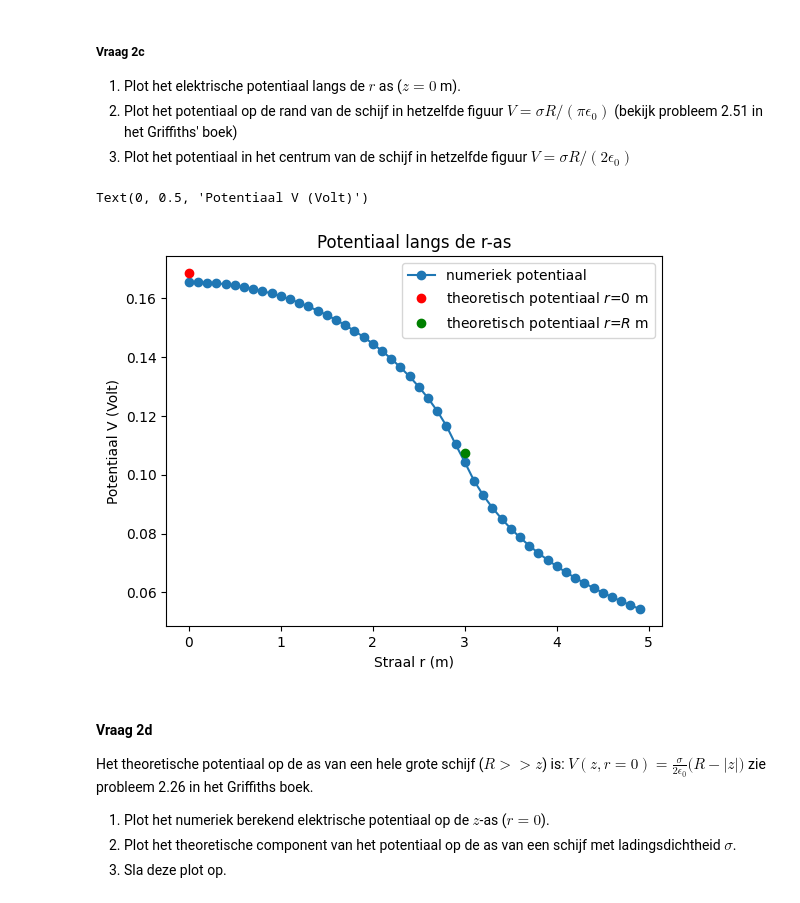
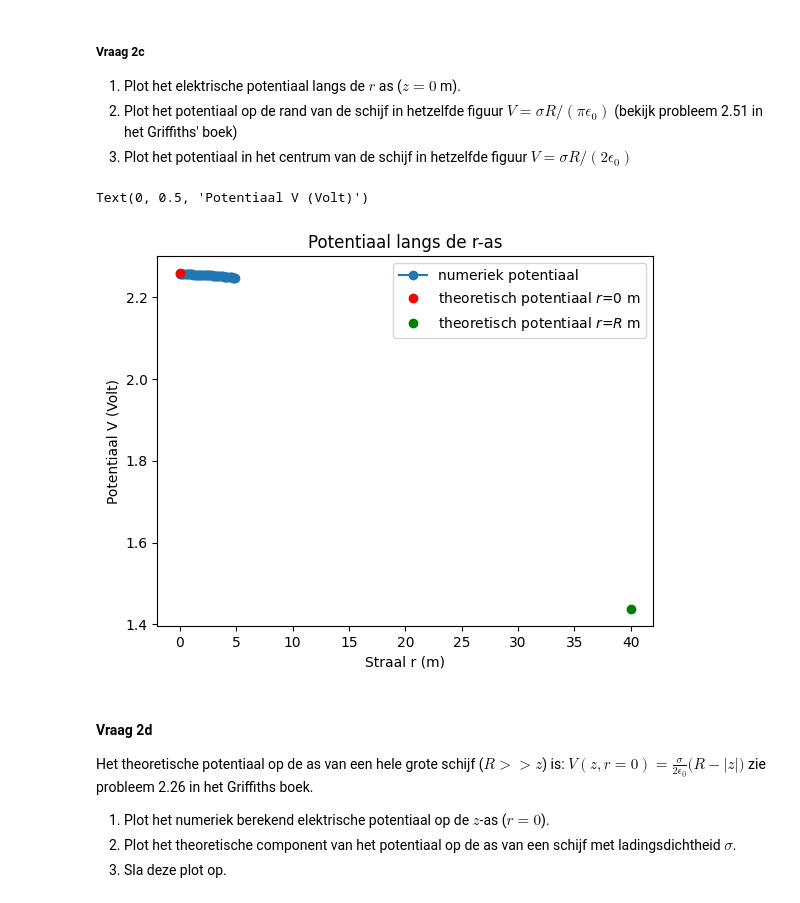
Before and after one commit to BobVill/opdrachten-DEF-D, a Jupyter notebook: DigitaleOntwerpopdrachten/1CondensatorOpdracht/CondensatorOntwerpopdracht.ipynb, the cells around one changed output. Drawn from its saved outputs; the diff is of its cells as text; code cells hidden in the pictures.

```diff
--- a/DigitaleOntwerpopdrachten/1CondensatorOpdracht/CondensatorOntwerpopdracht.ipynb
+++ b/DigitaleOntwerpopdrachten/1CondensatorOpdracht/CondensatorOntwerpopdracht.ipynb
@@ -152,7 +152,7 @@ De exponent van het elektrisch veld is: -1.9110653435036604
 In de code hieronder wordt een geladen schijf gemaakt via het superpositie principe. Dit wordt gedaan door een rooster van punten in de ruimte te creëren, alle punten die voldoen aan $z = 0$ m en $r < R$ krijgen een lading charge_one_point en vanuit hier wordt het potentiaal bepaald. Hier is de $z$-as de as van de schijf en de r as de afstand tot de $z$-as.
 # %%
 # In vraag 2.1 wordt naar deze cel verwezen.
-disk_radius = 3  # (m)
+disk_radius = 40  # (m)
 grid_step = 0.1  # (m)
 z_coord_DISK = 0  # (m) positie van de schijf op de z-as
 inter_charge_distance = grid_step  # (m) afstand tussen punt ladingen
@@ -217,23 +217,23 @@ De ladingsdichtheid sigma is: 9.949e-13 C/m^2
 3. Plot het potentiaal in het centrum van de schijf in hetzelfde figuur $V = \sigma R/(2 \epsilon_0)$
 # %%
 # Vul deze code aan zodat deze vraag 2.3 beantwoord.
-
+idx_z_zero=50
 V_0 =  sigma * disk_radius / (2 * epsilon0)# potentiaal op r = 0
 
 V_R =  sigma * disk_radius / (np.pi * epsilon0)# potentiaal op de straal van de schijf
 r_R = disk_radius # straal van de schijf
 
 
 plt.title("Potentiaal langs de r-as")
-plt.plot(r, V[50,:], "o-", label="numeriek potentiaal")
+plt.plot(r, V[idx_z_zero,:], "o-", label="numeriek potentiaal")
 plt.plot(0, V_0, "ro", label="theoretisch potentiaal $r$=0 m")
 plt.plot(r_R, V_R, "go", label="theoretisch potentiaal $r$=$R$ m")
 plt.legend()
 plt.xlabel("Straal r (m)")
 plt.ylabel("Potentiaal V (Volt)")
 # %% [output]
 Text(0, 0.5, 'Potentiaal V (Volt)')
-[figure, old version]
+[figure, new version]
 # %% [markdown]
 #### Vraag 2d
 
```
Also changed, not shown: parts of 10 cells of this notebook, 4 other files.
